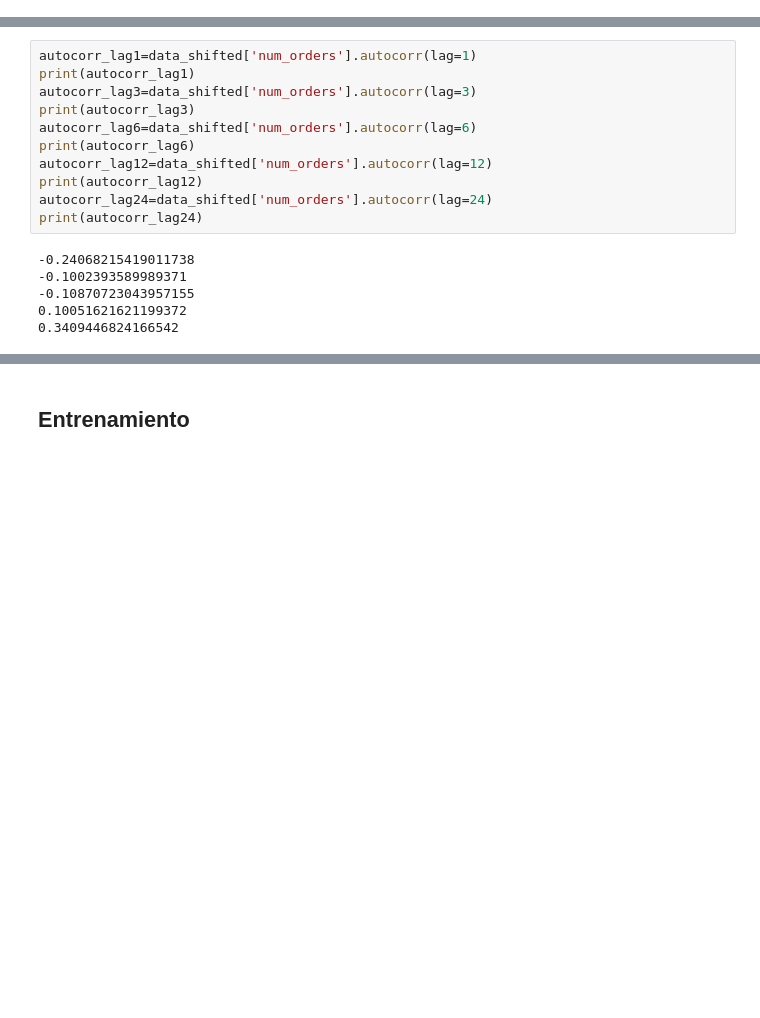
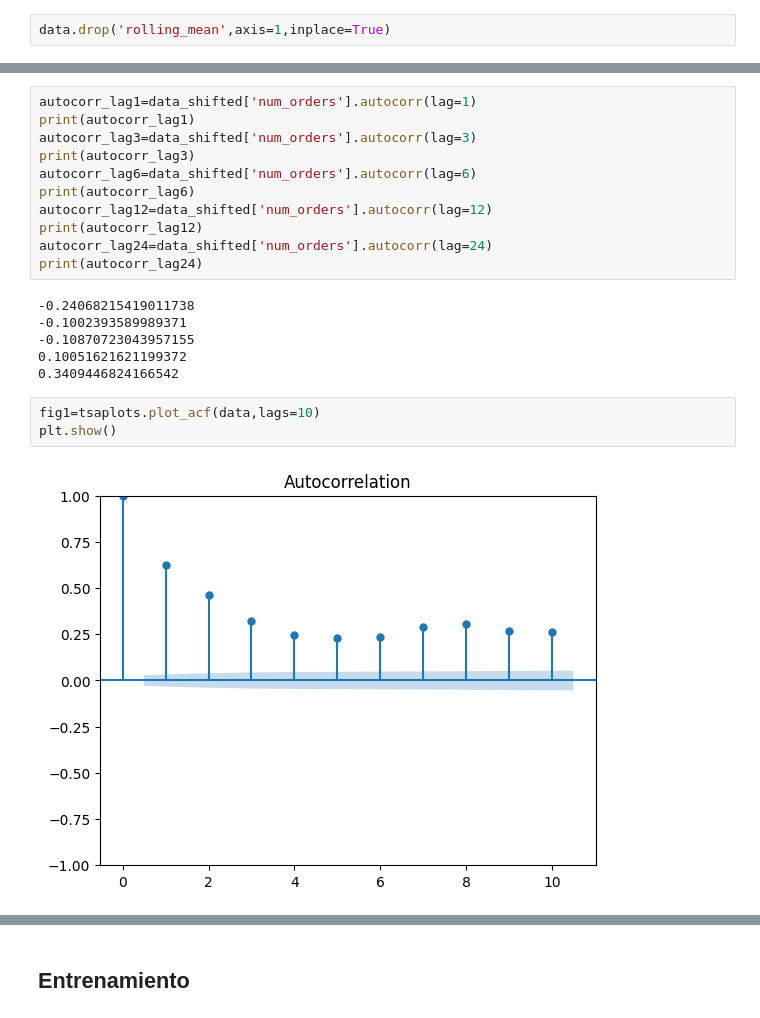
Before and after one commit to santicar1809/taxi_service, a Jupyter notebook: code_13.ipynb, the cells around one changed output, grey strips where cells are left out. Drawn from its saved outputs; the diff is of its cells as text; blank space fills up the shorter version.

```diff
--- a/code_13.ipynb
+++ b/code_13.ipynb
@@ -236,0 +249,2 @@ plt.show()
+# %%
+data.drop('rolling_mean',axis=1,inplace=True)
@@ -251,3 +379,8 @@ print(autocorr_lag24)
 -0.10870723043957155
 0.10051621621199372
 0.3409446824166542
+# %%
+fig1=tsaplots.plot_acf(data,lags=10)
+plt.show()
+# %% [output]
+[figure, added]
```
Also changed, not shown: parts of 45 cells of this notebook, 9 other files.
